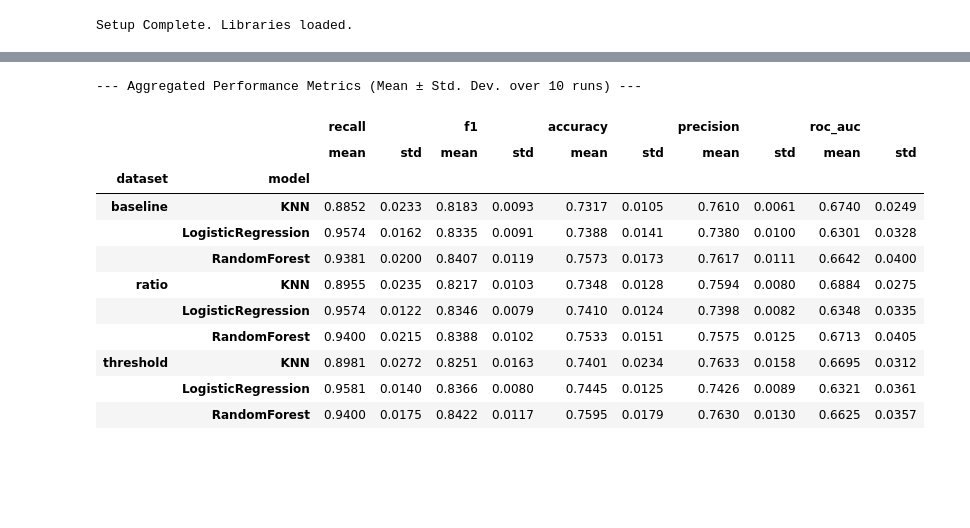
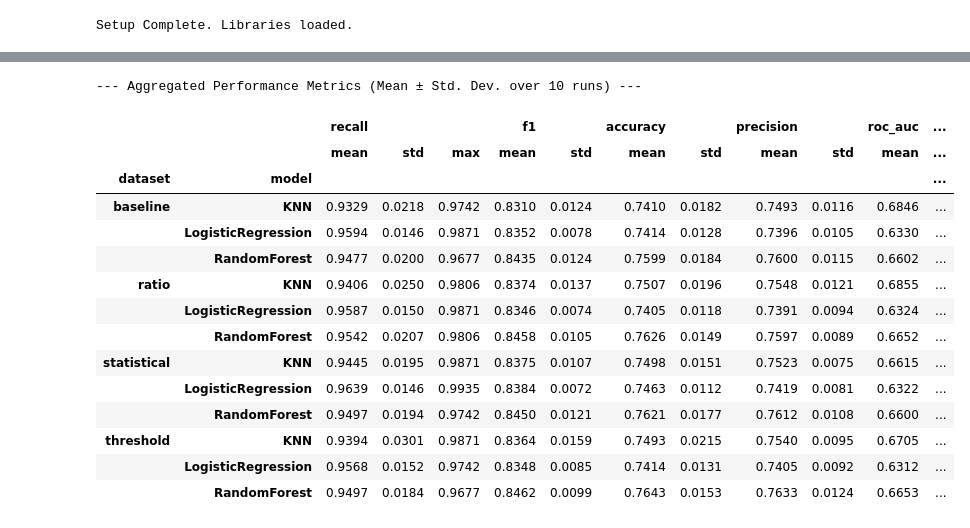
Before and after one commit to Ink-Falls/Thesis2_repo, a Jupyter notebook: notebooks/03_results_analysis_and_visualization.ipynb, the cells around one changed output, grey strips where cells are left out. Cells and saved outputs as stored; diff of their text form; code cells hidden in the pictures; blank space fills up the shorter version.

```diff
--- a/notebooks/03_results_analysis_and_visualization.ipynb
+++ b/notebooks/03_results_analysis_and_visualization.ipynb
@@ -13,8 +18,8 @@ print("Setup Complete. Libraries loaded.")
 # %% [output]
 Setup Complete. Libraries loaded.
 # %%
-# Define the path to our results artifact
-results_path = os.path.join("..", "results", "model_performance.csv")
+# Define the path to our NEW tuned results artifact
+results_path = os.path.join("..", "results", "model_performance_tuned.csv")
 
 # Load the data
 try:
@@ -22,7 +27,7 @@ try:
     print(f"Successfully loaded results artifact with shape: {df_results.shape}")
 except FileNotFoundError:
     print(f"ERROR: File not found at {results_path}")
-    assert False, "Please run the main pipeline script first."
+    assert False, "Please run the 'modeling_pipeline_tuned.py' script first."
 
 # --- Validate the structure ---
 print("\n--- First 5 Rows of Results ---")
@@ -30,7 +35,4 @@ display(df_results.head())
 
 print(f"\nUnique Datasets: {df_results['dataset'].unique().tolist()}")
 print(f"Unique Models:   {df_results['model'].unique().tolist()}")
-print(
-    f"Number of Runs per Combination: \n{df_results.groupby(['dataset', 'model']).size().unstack()}"
-)
 # %% [output]
@@ -54,31 +50,33 @@ threshold   10                  10            10
 # %%
-# Group by dataset and model, then calculate the mean and standard deviation for key metrics
+# Group by dataset and model, then calculate mean/std
 summary_stats = df_results.groupby(["dataset", "model"]).agg(
     {
-        "recall": ["mean", "std"],
+        "recall": ["mean", "std", "max"],  # Added MAX to see the peak performance
         "f1": ["mean", "std"],
         "accuracy": ["mean", "std"],
         "precision": ["mean", "std"],
         "roc_auc": ["mean", "std"],
     }
 )
 
-# Format the table for better readability
+# Format for readability
 summary_stats = summary_stats.round(4)  # Round to 4 decimal places
-
 print("--- Aggregated Performance Metrics (Mean ± Std. Dev. over 10 runs) ---")
 display(summary_stats)
 # %% [output]
 --- Aggregated Performance Metrics (Mean ± Std. Dev. over 10 runs) ---
-|  |  | recall |  | f1 |  | accuracy |  | precision |  | roc_auc |  |
-|  |  | mean | std | mean | std | mean | std | mean | std | mean | std |
-| dataset | model |  |  |  |  |  |  |  |  |  |  |
-| baseline | KNN | 0.8852 | 0.0233 | 0.8183 | 0.0093 | 0.7317 | 0.0105 | 0.7610 | 0.0061 | 0.6740 | 0.0249 |
-|  | LogisticRegression | 0.9574 | 0.0162 | 0.8335 | 0.0091 | 0.7388 | 0.0141 | 0.7380 | 0.0100 | 0.6301 | 0.0328 |
-|  | RandomForest | 0.9381 | 0.0200 | 0.8407 | 0.0119 | 0.7573 | 0.0173 | 0.7617 | 0.0111 | 0.6642 | 0.0400 |
-| ratio | KNN | 0.8955 | 0.0235 | 0.8217 | 0.0103 | 0.7348 | 0.0128 | 0.7594 | 0.0080 | 0.6884 | 0.0275 |
-|  | LogisticRegression | 0.9574 | 0.0122 | 0.8346 | 0.0079 | 0.7410 | 0.0124 | 0.7398 | 0.0082 | 0.6348 | 0.0335 |
-|  | RandomForest | 0.9400 | 0.0215 | 0.8388 | 0.0102 | 0.7533 | 0.0151 | 0.7575 | 0.0125 | 0.6713 | 0.0405 |
-| threshold | KNN | 0.8981 | 0.0272 | 0.8251 | 0.0163 | 0.7401 | 0.0234 | 0.7633 | 0.0158 | 0.6695 | 0.0312 |
-|  | LogisticRegression | 0.9581 | 0.0140 | 0.8366 | 0.0080 | 0.7445 | 0.0125 | 0.7426 | 0.0089 | 0.6321 | 0.0361 |
-|  | RandomForest | 0.9400 | 0.0175 | 0.8422 | 0.0117 | 0.7595 | 0.0179 | 0.7630 | 0.0130 | 0.6625 | 0.0357 |
+|  |  | recall |  |  | f1 |  | accuracy |  | precision |  | roc_auc | ... |
+|  |  | mean | std | max | mean | std | mean | std | mean | std | mean | ... |
+| dataset | model |  |  |  |  |  |  |  |  |  |  | ... |
+| baseline | KNN | 0.9329 | 0.0218 | 0.9742 | 0.8310 | 0.0124 | 0.7410 | 0.0182 | 0.7493 | 0.0116 | 0.6846 | ... |
+|  | LogisticRegression | 0.9594 | 0.0146 | 0.9871 | 0.8352 | 0.0078 | 0.7414 | 0.0128 | 0.7396 | 0.0105 | 0.6330 | ... |
+|  | RandomForest | 0.9477 | 0.0200 | 0.9677 | 0.8435 | 0.0124 | 0.7599 | 0.0184 | 0.7600 | 0.0115 | 0.6602 | ... |
+| ratio | KNN | 0.9406 | 0.0250 | 0.9806 | 0.8374 | 0.0137 | 0.7507 | 0.0196 | 0.7548 | 0.0121 | 0.6855 | ... |
+|  | LogisticRegression | 0.9587 | 0.0150 | 0.9871 | 0.8346 | 0.0074 | 0.7405 | 0.0118 | 0.7391 | 0.0094 | 0.6324 | ... |
+|  | RandomForest | 0.9542 | 0.0207 | 0.9806 | 0.8458 | 0.0105 | 0.7626 | 0.0149 | 0.7597 | 0.0089 | 0.6652 | ... |
+| statistical | KNN | 0.9445 | 0.0195 | 0.9871 | 0.8375 | 0.0107 | 0.7498 | 0.0151 | 0.7523 | 0.0075 | 0.6615 | ... |
+|  | LogisticRegression | 0.9639 | 0.0146 | 0.9935 | 0.8384 | 0.0072 | 0.7463 | 0.0112 | 0.7419 | 0.0081 | 0.6322 | ... |
+|  | RandomForest | 0.9497 | 0.0194 | 0.9742 | 0.8450 | 0.0121 | 0.7621 | 0.0177 | 0.7612 | 0.0108 | 0.6600 | ... |
+| threshold | KNN | 0.9394 | 0.0301 | 0.9871 | 0.8364 | 0.0159 | 0.7493 | 0.0215 | 0.7540 | 0.0095 | 0.6705 | ... |
+|  | LogisticRegression | 0.9568 | 0.0152 | 0.9742 | 0.8348 | 0.0085 | 0.7414 | 0.0131 | 0.7405 | 0.0092 | 0.6312 | ... |
+|  | RandomForest | 0.9497 | 0.0184 | 0.9677 | 0.8462 | 0.0099 | 0.7643 | 0.0153 | 0.7633 | 0.0124 | 0.6653 | ... |
```
Also changed, not shown: parts of 10 cells of this notebook, 9 other files.
